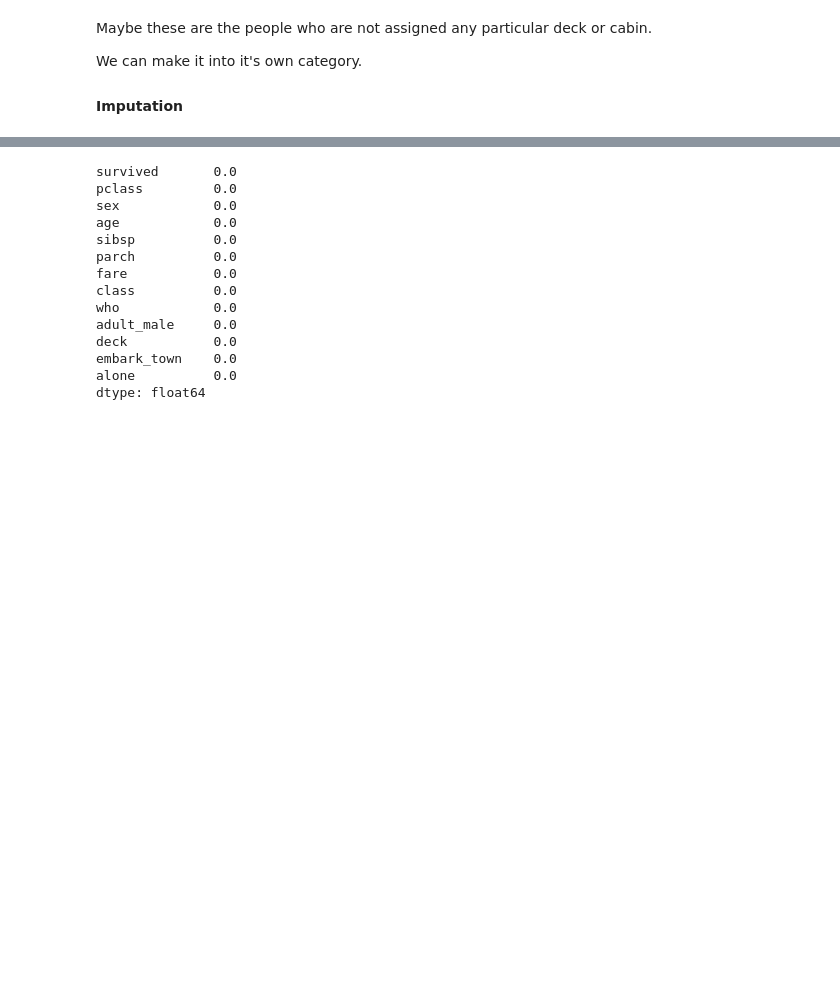
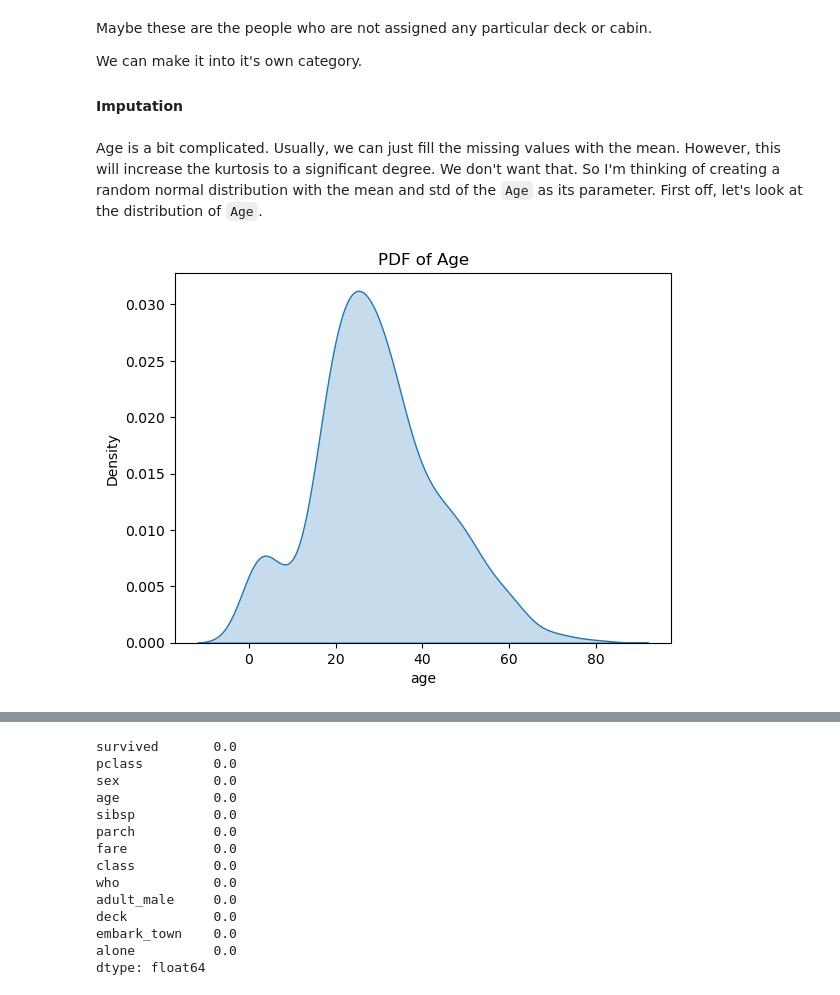
Before and after one commit to RomandRapido/DSC1107_Wrangling, a Jupyter notebook: FA5_Lansangan/FA5_Lansangan.ipynb, the cells around one changed output, grey strips where cells are left out. Drawn from its saved outputs; the diff is of its cells as text; code cells hidden in the pictures; blank space fills up the shorter version.

```diff
--- a/FA5_Lansangan/FA5_Lansangan.ipynb
+++ b/FA5_Lansangan/FA5_Lansangan.ipynb
@@ -202,3 +202,10 @@ Maybe these are the people who are not assigned any particular deck or cabin.
 We can make it into it's own category.
 
 #### Imputation
+# %% [markdown]
+Age is a bit complicated. Usually, we can just fill the missing values with the mean. However, this will increase the kurtosis to a significant degree. We don't want that. So I'm thinking of creating a random normal distribution with the mean and std of the `Age` as its parameter. First off, let's look at the distribution of `Age`.
+# %%
+sns.kdeplot(df_train['age'], fill=True)
+plt.title("PDF of Age");
+# %% [output]
+[figure, added]
```
Also changed, not shown: parts of 66 cells of this notebook.
